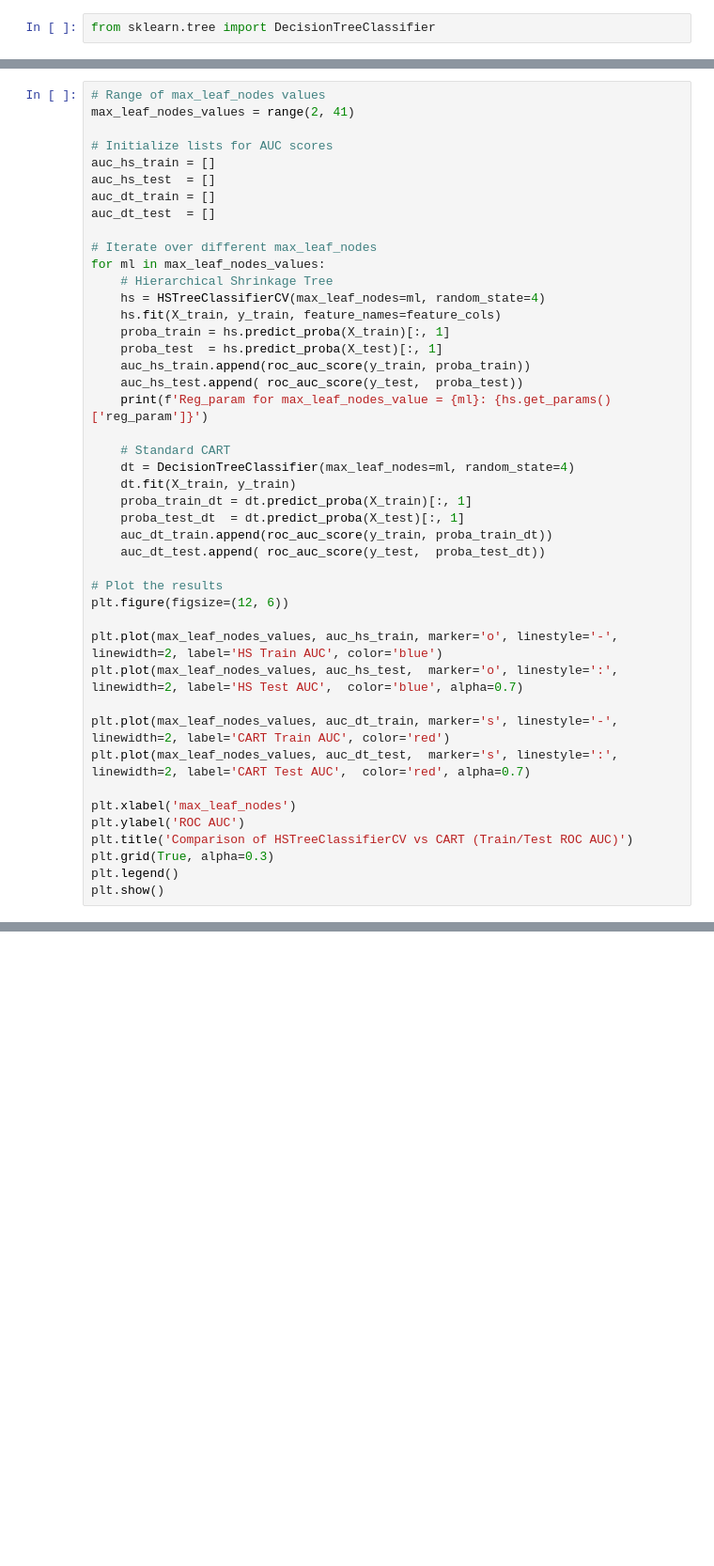
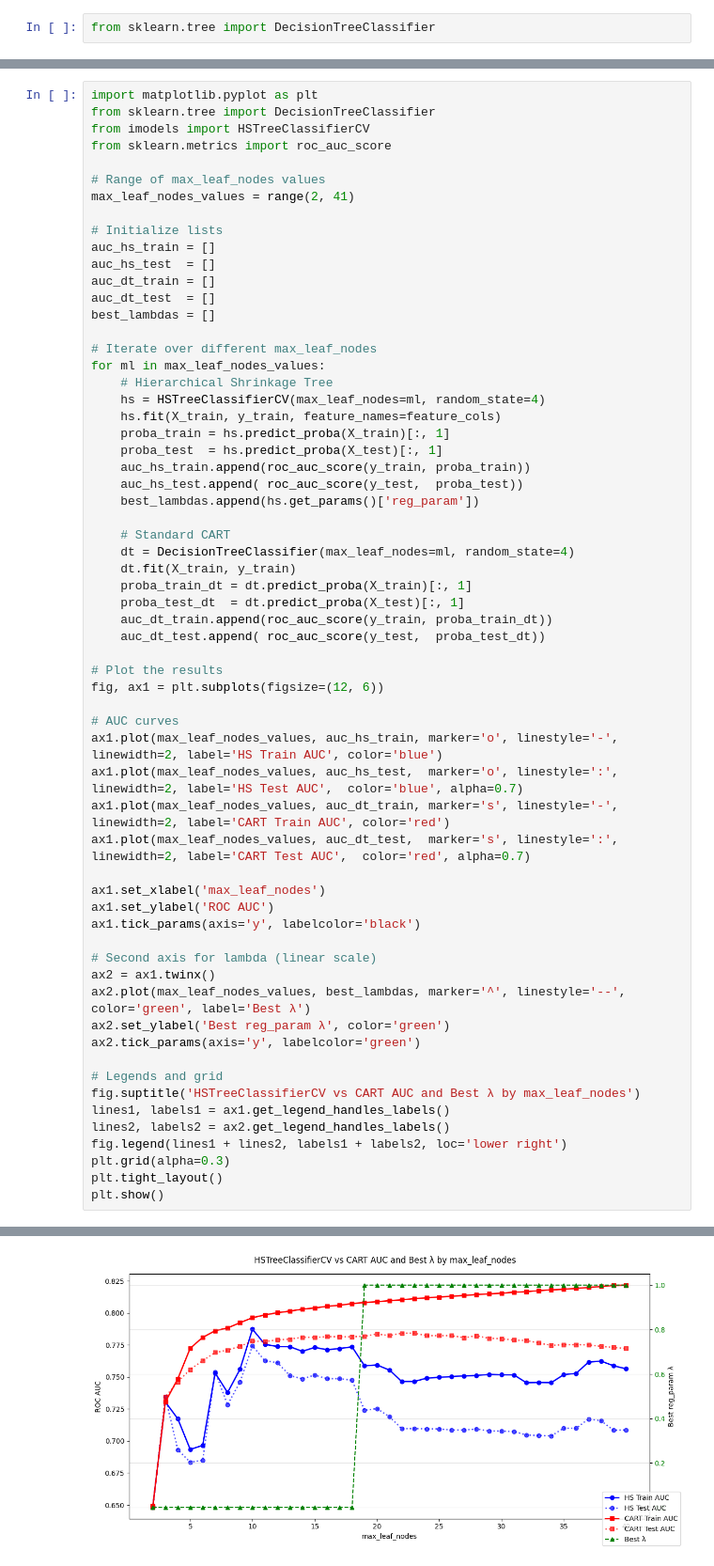
Before and after one commit to gwardasz/xai, a Jupyter notebook: Tree_with_HS.ipynb, the cells around one changed output, grey strips where cells are left out. Shown at 94% size. Drawn from its saved outputs; the diff is of its cells as text; blank space fills up the shorter version.

Commit message:
plot for HSCLassifierVS lambda values

```diff
--- a/Tree_with_HS.ipynb
+++ b/Tree_with_HS.ipynb
@@ -97,14 +98,20 @@ plt.show()
 # %% [output]
 [figure]
 # %%
+import matplotlib.pyplot as plt
+from sklearn.tree import DecisionTreeClassifier
+from imodels import HSTreeClassifierCV
+from sklearn.metrics import roc_auc_score
+
 # Range of max_leaf_nodes values
 max_leaf_nodes_values = range(2, 41)
 
-# Initialize lists for AUC scores
+# Initialize lists
 auc_hs_train = []
 auc_hs_test  = []
 auc_dt_train = []
 auc_dt_test  = []
+best_lambdas = []
 
 # Iterate over different max_leaf_nodes
 for ml in max_leaf_nodes_values:
@@ -115,7 +122,7 @@ for ml in max_leaf_nodes_values:
     proba_test  = hs.predict_proba(X_test)[:, 1]
     auc_hs_train.append(roc_auc_score(y_train, proba_train))
     auc_hs_test.append( roc_auc_score(y_test,  proba_test))
-    print(f'Reg_param for max_leaf_nodes_value = {ml}: {hs.get_params()['reg_param']}')
+    best_lambdas.append(hs.get_params()['reg_param'])
 
     # Standard CART
     dt = DecisionTreeClassifier(max_leaf_nodes=ml, random_state=4)
@@ -126,18 +133,30 @@ for ml in max_leaf_nodes_values:
     auc_dt_test.append( roc_auc_score(y_test,  proba_test_dt))
 
 # Plot the results
-plt.figure(figsize=(12, 6))
+fig, ax1 = plt.subplots(figsize=(12, 6))
 
-plt.plot(max_leaf_nodes_values, auc_hs_train, marker='o', linestyle='-', linewidth=2, label='HS Train AUC', color='blue')
-plt.plot(max_leaf_nodes_values, auc_hs_test,  marker='o', linestyle=':', linewidth=2, label='HS Test AUC',  color='blue', alpha=0.7)
+# AUC curves
+ax1.plot(max_leaf_nodes_values, auc_hs_train, marker='o', linestyle='-', linewidth=2, label='HS Train AUC', color='blue')
+ax1.plot(max_leaf_nodes_values, auc_hs_test,  marker='o', linestyle=':', linewidth=2, label='HS Test AUC',  color='blue', alpha=0.7)
+ax1.plot(max_leaf_nodes_values, auc_dt_train, marker='s', linestyle='-', linewidth=2, label='CART Train AUC', color='red')
+ax1.plot(max_leaf_nodes_values, auc_dt_test,  marker='s', linestyle=':', linewidth=2, label='CART Test AUC',  color='red', alpha=0.7)
 
-plt.plot(max_leaf_nodes_values, auc_dt_train, marker='s', linestyle='-', linewidth=2, label='CART Train AUC', color='red')
-plt.plot(max_leaf_nodes_values, auc_dt_test,  marker='s', linestyle=':', linewidth=2, label='CART Test AUC',  color='red', alpha=0.7)
+ax1.set_xlabel('max_leaf_nodes')
+ax1.set_ylabel('ROC AUC')
+ax1.tick_params(axis='y', labelcolor='black')
 
-plt.xlabel('max_leaf_nodes')
-plt.ylabel('ROC AUC')
-plt.title('Comparison of HSTreeClassifierCV vs CART (Train/Test ROC AUC)')
-plt.grid(True, alpha=0.3)
-plt.legend()
+# Second axis for lambda (linear scale)
+ax2 = ax1.twinx()
+ax2.plot(max_leaf_nodes_values, best_lambdas, marker='^', linestyle='--', color='green', label='Best λ')
+ax2.set_ylabel('Best reg_param λ', color='green')
+ax2.tick_params(axis='y', labelcolor='green')
+
+# Legends and grid
+fig.suptitle('HSTreeClassifierCV vs CART AUC and Best λ by max_leaf_nodes')
+lines1, labels1 = ax1.get_legend_handles_labels()
+lines2, labels2 = ax2.get_legend_handles_labels()
+fig.legend(lines1 + lines2, labels1 + labels2, loc='lower right')
+plt.grid(alpha=0.3)
+plt.tight_layout()
 plt.show()
 # %% [output]
@@ -165,0 +163 @@ Reg_param for max_leaf_nodes_value = 22: 1.0
+[figure, added]
```
Also changed, not shown: parts of 7 cells of this notebook.
